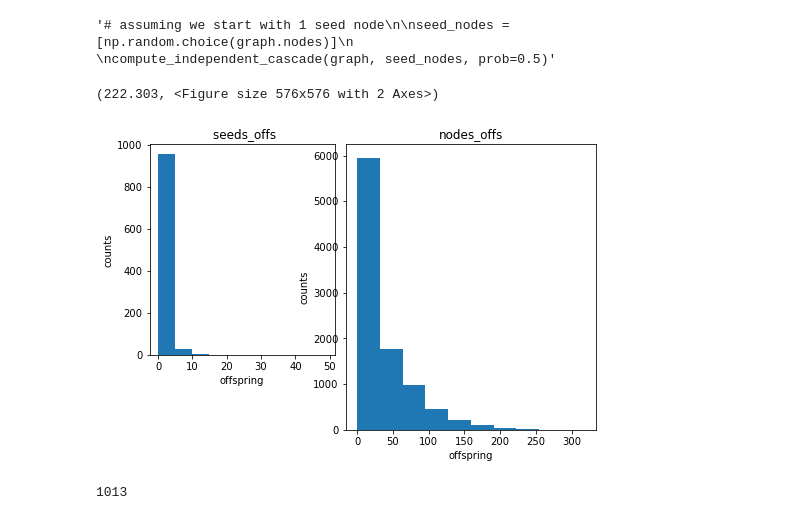
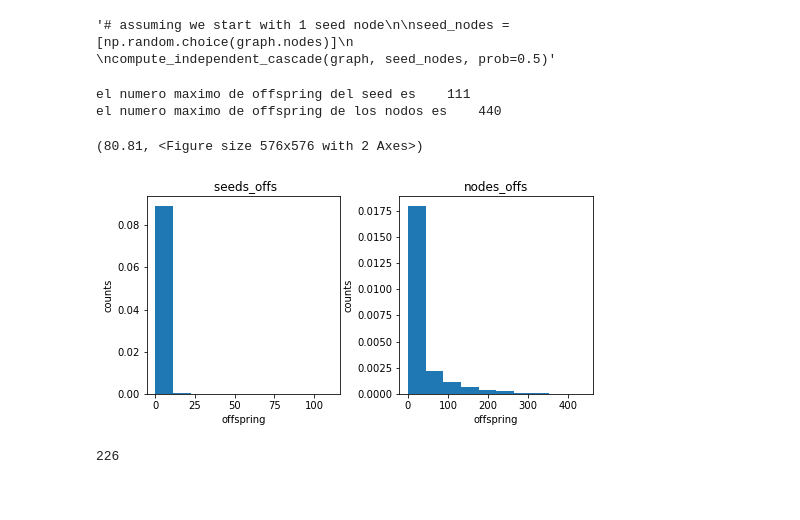
Before and after one commit to Brumargon/TFM.-, a Jupyter notebook: ICM .ipynb, the cells around one changed output. Drawn from its saved outputs; the diff is of its cells as text; code cells hidden in the pictures.

```diff
--- a/ICM .ipynb
+++ b/ICM .ipynb
@@ -64,7 +62,7 @@ def plot_degree_dist(G):
 
 while True:
     s=[]
-    while len(s)<2500:
+    while len(s)<4000:
         nextval = int(nx.utils.powerlaw_sequence(1, 2.5)[0]) #100 nodes, power-law exponent 2.5
 
         if nextval!=0:
@@ -82,7 +80,7 @@ dout=random.sample(s,len(s))
 
 print(sum(din),sum(dout))
 
-graph = nx.directed_configuration_model( din, dout)
+graph = nx.directed_configuration_model(din, dout)
 graph=nx.DiGraph(graph) # remove parallel edges
 graph.remove_edges_from(nx.selfloop_edges(graph))
 plot_degree_dist(graph)
@@ -216,15 +276,15 @@ def compute_independent_cascade(graph, prob, n_iters=1000):
 
     fig = plt.figure("seed offspring and node offspring", figsize=(8, 8))
     # Create a gridspec for adding subplots of different sizes
-    axgrid = fig.add_gridspec(6, 7)
+    axgrid = fig.add_gridspec(2, 9)
 
 
     #n_bins1=len(seeds_offs)
     counts, bins = np.histogram(seeds_offs)
     #plt.hist(bins[:-1], bins, weights=counts)
     #print(n_bins1)
-    ax0 = fig.add_subplot(axgrid[:3, :3])
-    ax0.hist(bins[:-1], bins, weights=counts )
+    ax0 = fig.add_subplot(axgrid[:1, :4])
+    ax0.hist(bins[:-1], bins, weights=counts,density=True )
     ax0.set_title(" seeds_offs")
     #ax1.set_xscale('log')
     #ax1.set_yscale('log')
@@ -236,8 +296,8 @@ def compute_independent_cascade(graph, prob, n_iters=1000):
     counts1, bins1 = np.histogram(nodes_offs)
     #plt.hist(bins[:-1], bins, weights=counts)
 
-    ax1 = fig.add_subplot(axgrid[:4, 3:])
-    ax1.hist(bins1[:-1], bins1, weights=counts1)
+    ax1 = fig.add_subplot(axgrid[:1, 5:])
+    ax1.hist(bins1[:-1], bins1, weights=counts1,density=True)
     ax1.set_title("nodes_offs")
     #ax3.set_xscale('log')
     #ax3.set_yscale('log')
@@ -250,7 +310,8 @@ def compute_independent_cascade(graph, prob, n_iters=1000):
 
 
 
-
+    print('el numero maximo de offspring del seed es   ', max(seeds_offs))
+    print('el numero maximo de offspring de los nodos es   ', max(nodes_offs))
     return total_spead / n_iters, fig
 
 
@@ -262,11 +323,13 @@ compute_independent_cascade(graph, seed_nodes, prob=0.5)"""
 # %% [output]
 '# assuming we start with 1 seed node\n\nseed_nodes = [np.random.choice(graph.nodes)]\n                        \ncompute_independent_cascade(graph, seed_nodes, prob=0.5)'
 # %%
-compute_independent_cascade(graph, prob=0.6)
+compute_independent_cascade(graph, prob=0.5)
 # %% [output]
-(222.303, <Figure size 576x576 with 2 Axes>)
+el numero maximo de offspring del seed es    111
+el numero maximo de offspring de los nodos es    440
+(80.81, <Figure size 576x576 with 2 Axes>)
-[figure, old version]
+[figure, new version]
-# %%
-np.random.choice(list(graph.nodes))
-# %% [output]
-1013
+# %%
+max([graph.out_degree(i) for i in range(0,len(graph.out_degree()))])
+# %% [output]
+226
```
Also changed, not shown: parts of 7 cells of this notebook.
